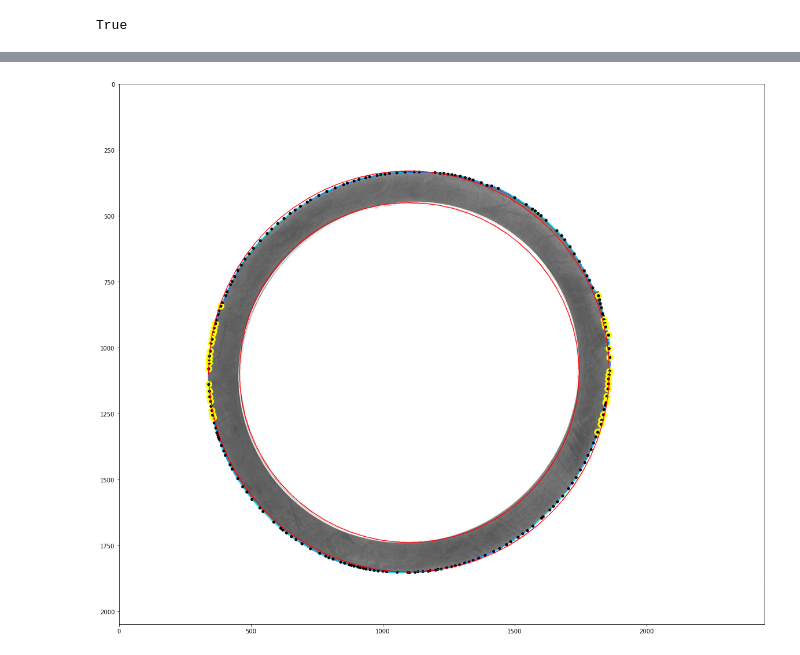
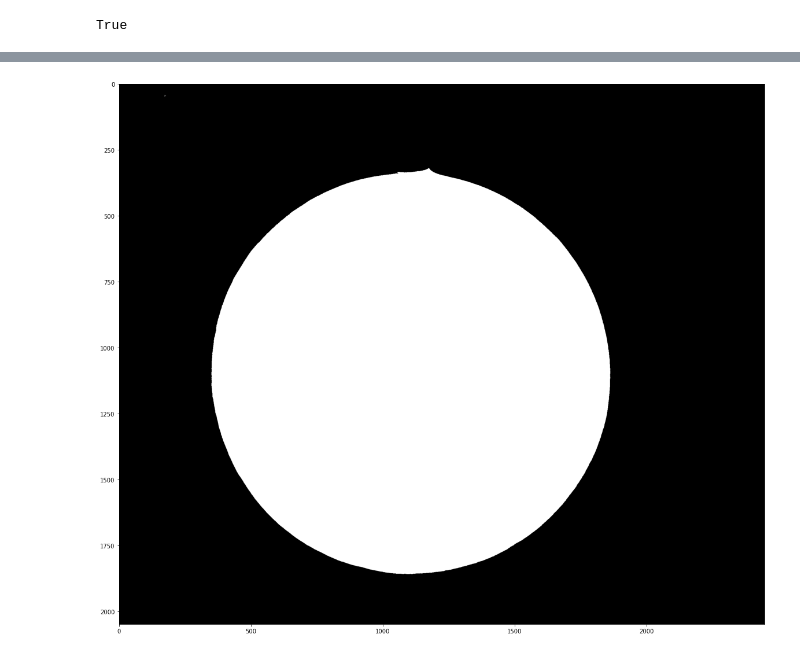
Before and after one commit to rex662624/ORing_Defect_Detection, a Jupyter notebook: SIFT.ipynb, the cells around one changed output, grey strips where cells are left out. Drawn from its saved outputs; the diff is of its cells as text; code cells hidden in the pictures.

Commit message:
Convex - contour

```diff
--- a/SIFT.ipynb
+++ b/SIFT.ipynb
@@ -27,7 +27,7 @@ import numpy as np
 
 #replace========================
 #filename = './CCD-1/NG (29).jpg'
-filename = './Stop1_1000/232.jpg'
+filename = './Stop1_1000/10.jpg'
 print(filename)
 img_list[8] = np.array(cv2.imread(filename,0))
 #print(img_list[8])
@@ -77,14 +77,73 @@ for i in range(np.array(contours).shape[0]):
 #for i in range(np.array(contours).shape[0]):
 #    if(np.array(contours[i]).shape[0]>1500 and cv2.contourArea(contours[i])<5000000):
 
-cv2.drawContours(backtorgb,contours_final[0],-1,(0,0,255),3)
+#cv2.drawContours(backtorgb,contours_final[0],-1,(0,0,255),3)
 print("Area: ",cv2.contourArea(contours_final[1]))
 epsilon = 0.5# * cv2.arcLength(contours[i],True)
 approx = cv2.approxPolyDP(contours_final[0], epsilon, True)
-cv2.polylines(backtorgb, [approx], True, (0, 255, 255), 2)
-print(approx.shape)
+#corner_map = np.zeros_like(gray)
+#cv2.polylines(corner_map, [approx], True, (255, 255, 255), 2)
+#print(approx.shape)
+#================================================
+hull = cv2.convexHull(contours_final[0])
+cv2.drawContours(backtorgb, hull,-1,(255,0,0),3)
+for i in range(len(hull)):
+    cv2.line(backtorgb, tuple(hull[i][0]), tuple(hull[(i+1)%len(hull)][0]), (255,0,0), 1)
 
-delta = 5
+convex_img = gray.copy()
+cv2.drawContours(convex_img, [hull],-1,(0,0,0),-1)
+convex_img = np.invert(convex_img)
+plt.figure(figsize=(20,20))
+plt.imshow(convex_img,cmap = 'gray')
+#=================================================
+#================================================
+contour_img = gray.copy()
+cv2.drawContours(contour_img, [contours_final[0]],-1,(0,0,0),-1)
+print(contours_final[0].shape)
+contour_img = np.invert(contour_img)
+plt.figure(figsize=(20,20))
+plt.imshow(contour_img,cmap = 'gray')
+#=================================================
+diff_img = convex_img - contour_img
+plt.figure(figsize=(20,20))
+plt.imshow(diff_img,cmap = 'gray')
+#=================================================
+kernel = np.ones((3,3),np.uint8)
+opening = cv2.morphologyEx(diff_img, cv2.MORPH_OPEN, kernel)
+
+plt.figure(figsize=(20,20))
+plt.imshow(opening,cmap = 'gray')
+#=================================================
+nlabels, labels, stats, centroids = cv2.connectedComponentsWithStats(opening)
+
+
+closing_backtorgb = cv2.cvtColor(opening,cv2.COLOR_GRAY2RGB)
+
+for i in range(len(stats)):
+    cv2.rectangle(closing_backtorgb, (stats[i][0], stats[i][1]), (stats[i][0]+stats[i][2], stats[i][1]+stats[i][3]), (0, 255,255 ), 1)
+
+plt.figure(figsize=(20,20))
+plt.imshow(closing_backtorgb)
+#=================================================
+'''
+print(gray.shape)
+ret,thresh1 = cv2.threshold(gray,200,255,cv2.THRESH_BINARY_INV )
+
+plt.figure(figsize=(20,20))
+plt.imshow(thresh1,cmap = 'gray')
+
+corners = cv2.goodFeaturesToTrack(thresh1, 40, 0.1, 5,useHarrisDetector  = True)
+corners = np.int0(corners)
+
+for i in corners:
+    x,y = i.ravel()
+    cv2.circle(backtorgb,(x,y), 10, (255,0,0),thickness = 5)
+
+#cv2.circle(gray, (x, y), 3, 255, -1)
+plt.figure(figsize=(20,20))
+plt.imshow(backtorgb)
+#================================================
+delta = 1
 dist, dist_prev = 0,0
 slope_now, slope_prev = 0,0
 print(approx.shape)
@@ -92,18 +151,19 @@ for i in range(delta,approx.shape[0],delta):
 #for i in range(135+delta,approx.shape[0]-870,delta):
     pt1 = np.array([approx[i][0][0],approx[i][0][1]])
     pt2 = np.array([approx[i-delta][0][0],approx[i-delta][0][1]])
-    #pt2 = np.array([circle_point[0][0],circle_point[0][1]])
+    circle_center = np.array([circle_point[0][0],circle_point[0][1]])
 
     cv2.circle(backtorgb, (pt1[0],pt1[1]), 3, (0,0,0),thickness = 3)
 
     #cv2.line(backtorgb, (approx[i][0][0],approx[i][0][1]), (int(circle_point[0][0]),int(circle_point[0][1])), (255,255,0),thickness = 5)
-    dist_prev = dist
-    dist = np.linalg.norm(pt1-pt2)
+    #dist_prev = np.linalg.norm(pt2-circle_center)
+    dist = np.linalg.norm(pt1-circle_center)
 
     slope_prev = slope_now
     slope_now = slope(pt1,pt2)
-    print(slope_now)
-    if(abs(slope_now-slope_prev)>2):
+    #print(slope_now)
+    if(np.sign(slope_now) != np.sign(slope_prev)):
+    #if(abs(dist-dist_prev)>3 and dist> circle_point[0][2]):
         cv2.circle(backtorgb, (approx[i][0][0],approx[i][0][1]), 10, (255,255,0),thickness = 5)
         #print(dist-dist_prev)
 
@@ -122,7 +182,7 @@ for i in range(delta,approx.shape[0],delta):
 plt.figure(figsize=(20,20))
 plt.imshow(backtorgb)
 
-
+'''
 
 cor = np.array(contours[1])
 cor = cor.reshape(cor.shape[0],cor.shape[2])
@@ -133,7 +193,7 @@ xc,yc,r,_ = cf.least_squares_circle(cor)
 
 for i in range(len(circle_point)):
     print(i)
-    cv2.circle(backtorgb,(circle_point[i][0].astype(int), circle_point[i][1].astype(int)), circle_point[i][2].astype(int), (255, 0, 0), 2)
+    #cv2.circle(backtorgb,(circle_point[i][0].astype(int), circle_point[i][1].astype(int)), circle_point[i][2].astype(int), (255, 0, 0), 2)
 
 #=============
 
@@ -163 +215 @@ True
-[figure, old version]
+[figure, new version]
```
Also changed, not shown: parts of 5 cells of this notebook.
